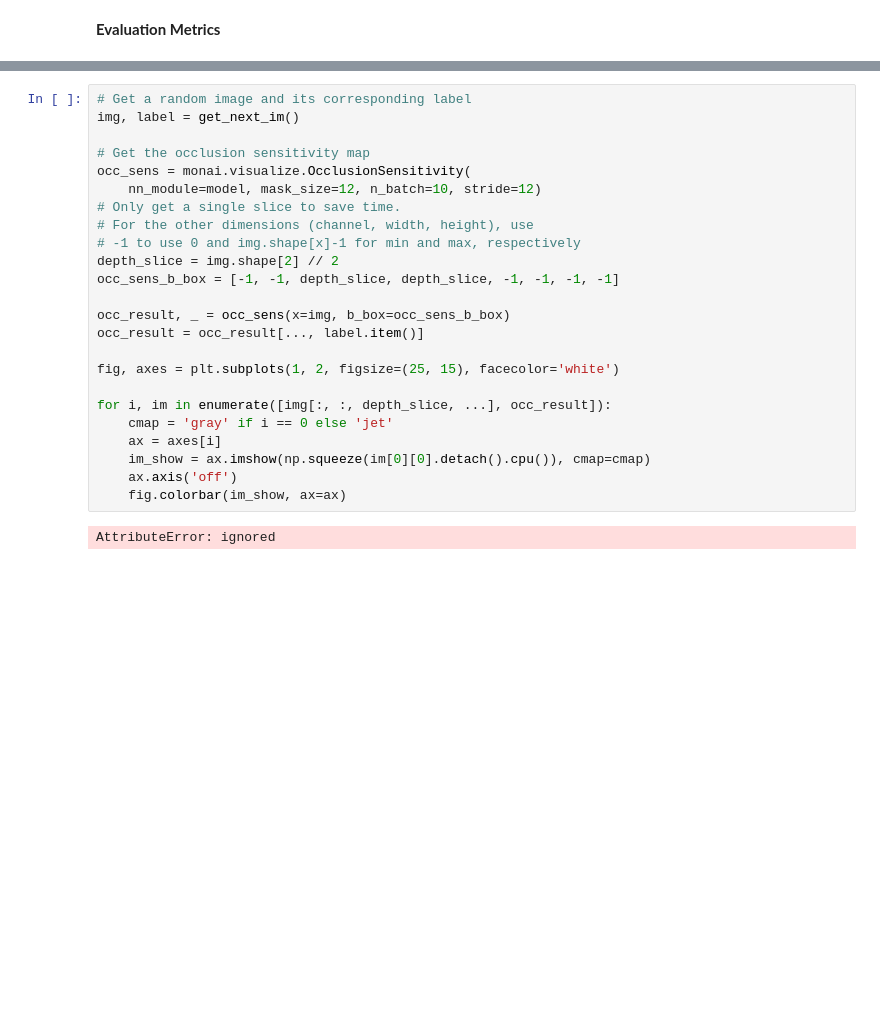
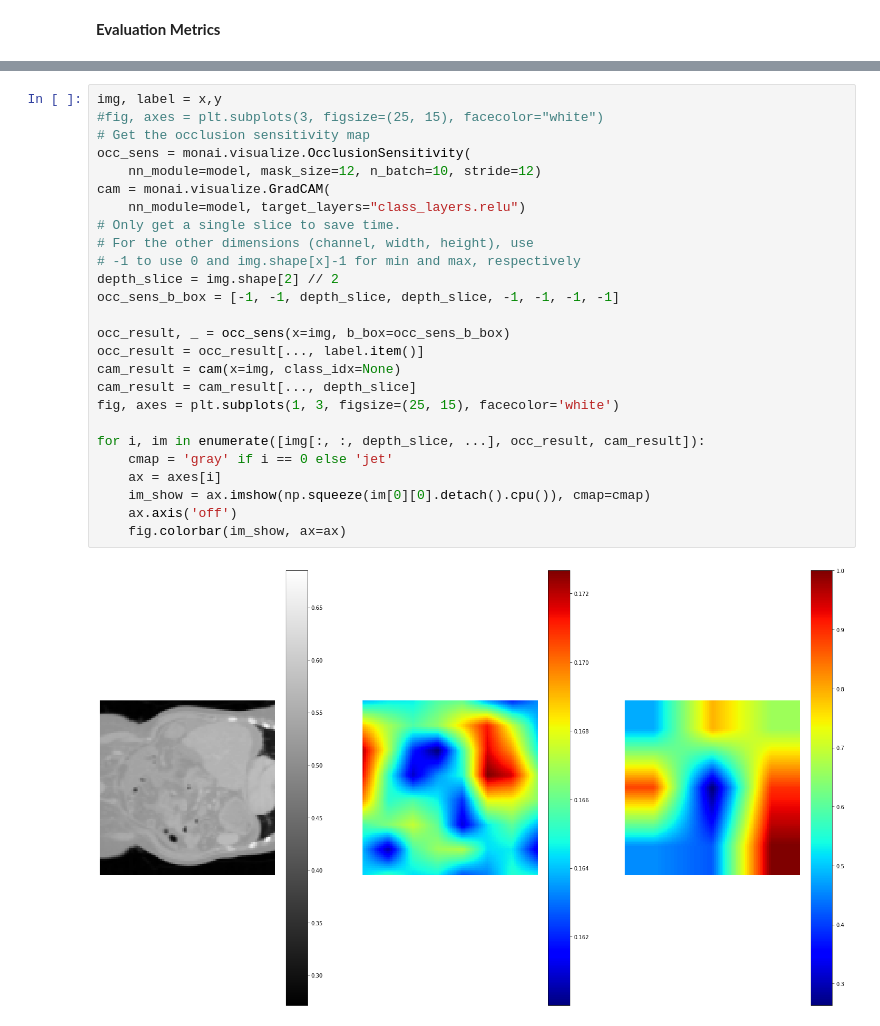
Before and after one commit to Meddebma/pyradiomics, a Jupyter notebook: 3D_Classification_Dict.ipynb, the cells around one changed output, grey strips where cells are left out. Saved outputs shown, nothing was run; the diff lists cells and outputs as text; blank space fills up the shorter version.

```diff
--- a/3D_Classification_Dict.ipynb
+++ b/3D_Classification_Dict.ipynb
@@ -370,26 +295,28 @@ def plot_occlusion_heatmap(im, heatmap):
 # %%
-# Get a random image and its corresponding label
-img, label = get_next_im()
-
+img, label = x,y
+#fig, axes = plt.subplots(3, figsize=(25, 15), facecolor="white")
 # Get the occlusion sensitivity map
 occ_sens = monai.visualize.OcclusionSensitivity(
     nn_module=model, mask_size=12, n_batch=10, stride=12)
+cam = monai.visualize.GradCAM(
+    nn_module=model, target_layers="class_layers.relu")
 # Only get a single slice to save time.
 # For the other dimensions (channel, width, height), use
 # -1 to use 0 and img.shape[x]-1 for min and max, respectively
 depth_slice = img.shape[2] // 2
 occ_sens_b_box = [-1, -1, depth_slice, depth_slice, -1, -1, -1, -1]
 
 occ_result, _ = occ_sens(x=img, b_box=occ_sens_b_box)
 occ_result = occ_result[..., label.item()]
+cam_result = cam(x=img, class_idx=None)
+cam_result = cam_result[..., depth_slice]
+fig, axes = plt.subplots(1, 3, figsize=(25, 15), facecolor='white')
 
-fig, axes = plt.subplots(1, 2, figsize=(25, 15), facecolor='white')
-
-for i, im in enumerate([img[:, :, depth_slice, ...], occ_result]):
+for i, im in enumerate([img[:, :, depth_slice, ...], occ_result, cam_result]):
     cmap = 'gray' if i == 0 else 'jet'
     ax = axes[i]
     im_show = ax.imshow(np.squeeze(im[0][0].detach().cpu()), cmap=cmap)
     ax.axis('off')
     fig.colorbar(im_show, ax=ax)
 # %% [output]
-AttributeError: ignored
+[figure, added]
```
Also changed, not shown: parts of 7 cells of this notebook.
